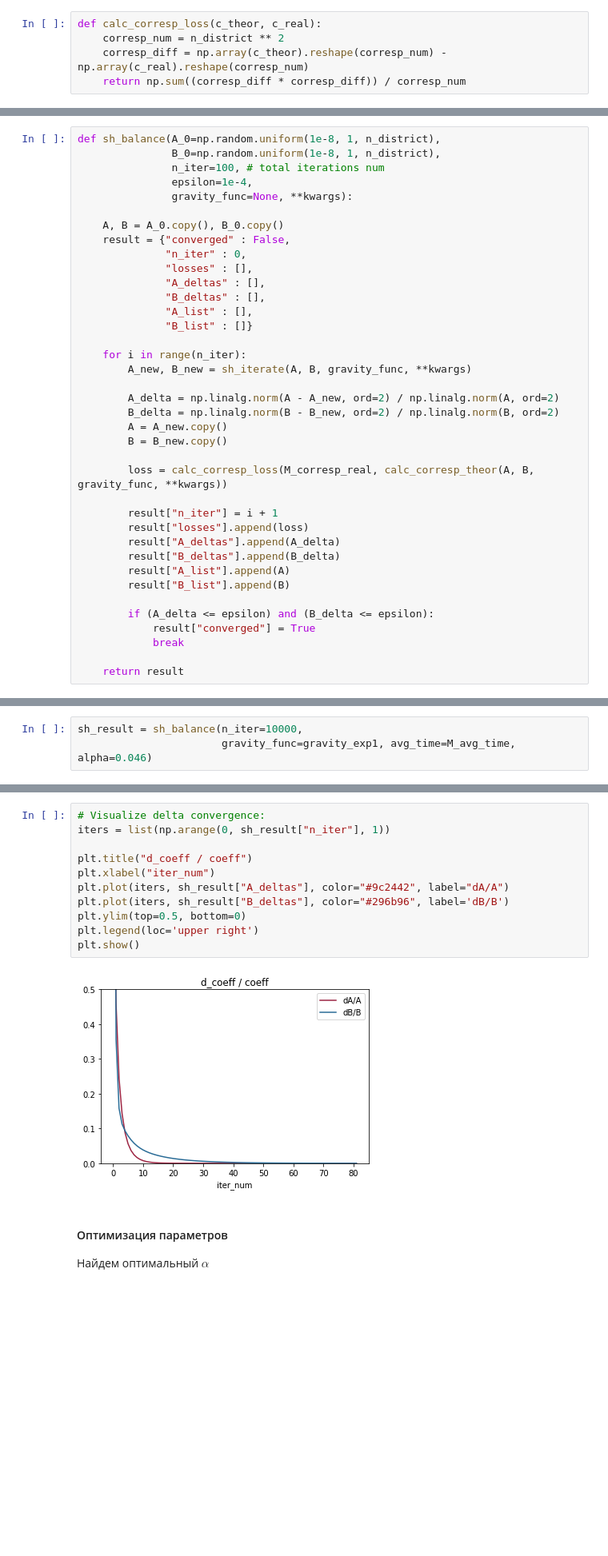
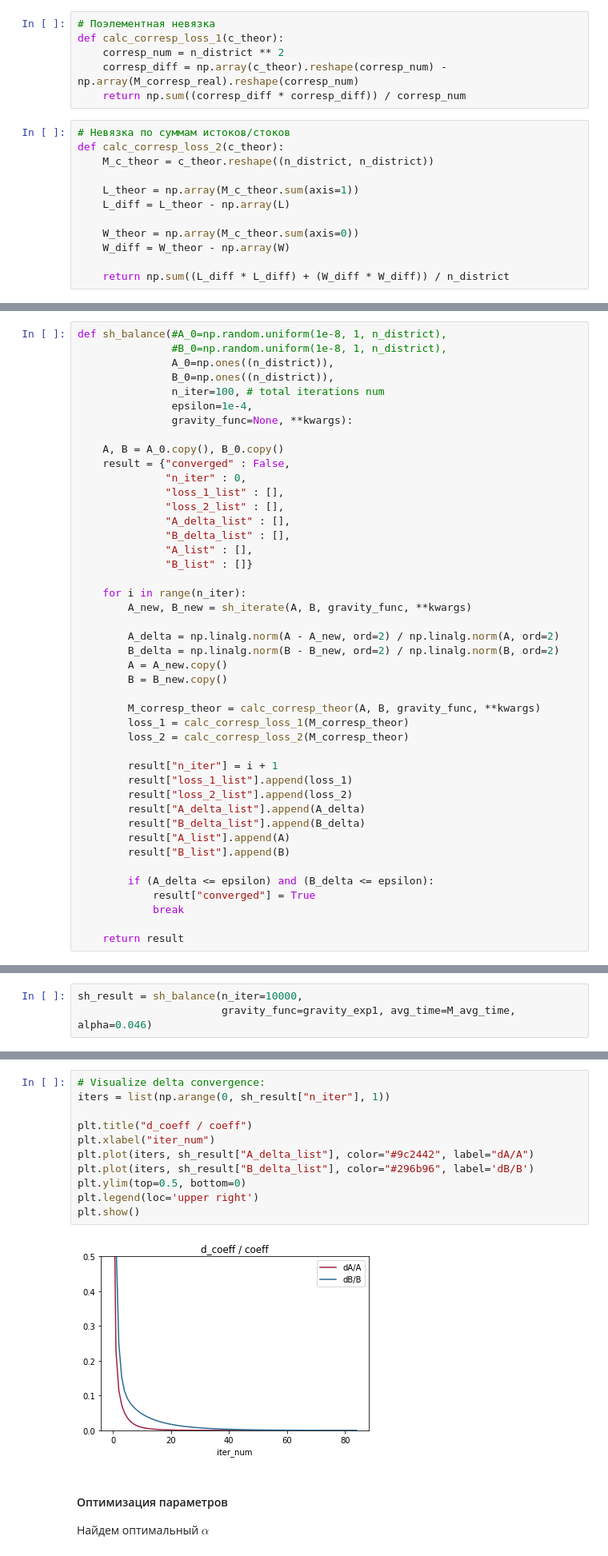
Before and after one commit to ArthurSamuelyan/CorrMatrix, a Jupyter notebook: corr_matrix.ipynb, the cells around one changed output, grey strips where cells are left out. Shown at 80% size. Saved outputs shown, nothing was run; the diff lists cells and outputs as text; blank space fills up the shorter version.

```diff
--- a/corr_matrix.ipynb
+++ b/corr_matrix.ipynb
@@ -155,10 +154,23 @@ plot_log_ideal_F(A_0, B_0)
 $$\frac{||A^n - A^{n-1}||_F}{||A^n||_F} < \epsilon$$
 $$\frac{||B^n - B^{n-1}||_F}{||B^n||_F} < \epsilon$$
 # %%
-def calc_corresp_loss(c_theor, c_real):
+# Поэлементная невязка
+def calc_corresp_loss_1(c_theor):
     corresp_num = n_district ** 2
-    corresp_diff = np.array(c_theor).reshape(corresp_num) - np.array(c_real).reshape(corresp_num)
+    corresp_diff = np.array(c_theor).reshape(corresp_num) - np.array(M_corresp_real).reshape(corresp_num)
     return np.sum((corresp_diff * corresp_diff)) / corresp_num
+# %%
+# Невязка по суммам истоков/стоков
+def calc_corresp_loss_2(c_theor):
+    M_c_theor = c_theor.reshape((n_district, n_district))
+
+    L_theor = np.array(M_c_theor.sum(axis=1))
+    L_diff = L_theor - np.array(L)
+
+    W_theor = np.array(M_c_theor.sum(axis=0))
+    W_diff = W_theor - np.array(W)
+
+    return np.sum((L_diff * L_diff) + (W_diff * W_diff)) / n_district
 # %%
 def calc_corresp_theor(A, B, gravity_func=None, **kwargs):
     return (A.reshape((n_district, 1)) * np.array(L).reshape((n_district, 1)) *
@@ -169,8 +181,10 @@ def sh_iterate(A, B, gravity_func, **kwargs):
     B_new = (1.0 / ((A_new * L.reshape((n_district, 1)) * gravity_func(**kwargs)).sum(axis = 0))).T
     return A_new.reshape(A.shape), B_new.reshape(B.shape)
 # %%
-def sh_balance(A_0=np.random.uniform(1e-8, 1, n_district),
-               B_0=np.random.uniform(1e-8, 1, n_district),
+def sh_balance(#A_0=np.random.uniform(1e-8, 1, n_district),
+               #B_0=np.random.uniform(1e-8, 1, n_district),
+               A_0=np.ones((n_district)),
+               B_0=np.ones((n_district)),
                n_iter=100, # total iterations num
                epsilon=1e-4,
                gravity_func=None, **kwargs):
@@ -178,9 +192,10 @@ def sh_balance(A_0=np.random.uniform(1e-8, 1, n_district),
     A, B = A_0.copy(), B_0.copy()
     result = {"converged" : False,
               "n_iter" : 0,
-              "losses" : [],
-              "A_deltas" : [],
-              "B_deltas" : [],
+              "loss_1_list" : [],
+              "loss_2_list" : [],
+              "A_delta_list" : [],
+              "B_delta_list" : [],
               "A_list" : [],
               "B_list" : []}
 
@@ -192,12 +207,15 @@ def sh_balance(A_0=np.random.uniform(1e-8, 1, n_district),
         A = A_new.copy()
         B = B_new.copy()
 
-        loss = calc_corresp_loss(M_corresp_real, calc_corresp_theor(A, B, gravity_func, **kwargs))
+        M_corresp_theor = calc_corresp_theor(A, B, gravity_func, **kwargs)
+        loss_1 = calc_corresp_loss_1(M_corresp_theor)
+        loss_2 = calc_corresp_loss_2(M_corresp_theor)
 
         result["n_iter"] = i + 1
-        result["losses"].append(loss)
-        result["A_deltas"].append(A_delta)
-        result["B_deltas"].append(B_delta)
+        result["loss_1_list"].append(loss_1)
+        result["loss_2_list"].append(loss_2)
+        result["A_delta_list"].append(A_delta)
+        result["B_delta_list"].append(B_delta)
         result["A_list"].append(A)
         result["B_list"].append(B)
 
@@ -246,16 +264,16 @@ iteration: 51
 # %%
 # Visualize delta convergence:
 iters = list(np.arange(0, sh_result["n_iter"], 1))
 
 plt.title("d_coeff / coeff")
 plt.xlabel("iter_num")
-plt.plot(iters, sh_result["A_deltas"], color="#9c2442", label="dA/A")
-plt.plot(iters, sh_result["B_deltas"], color="#296b96", label='dB/B')
+plt.plot(iters, sh_result["A_delta_list"], color="#9c2442", label="dA/A")
+plt.plot(iters, sh_result["B_delta_list"], color="#296b96", label='dB/B')
 plt.ylim(top=0.5, bottom=0)
 plt.legend(loc='upper right')
 plt.show()
 # %% [output]
-[figure, old version]
+[figure, new version]
 # %% [markdown]
 #### Оптимизация параметров
 Найдем оптимальный $\alpha$
```
Also changed, not shown: parts of 15 cells of this notebook.
